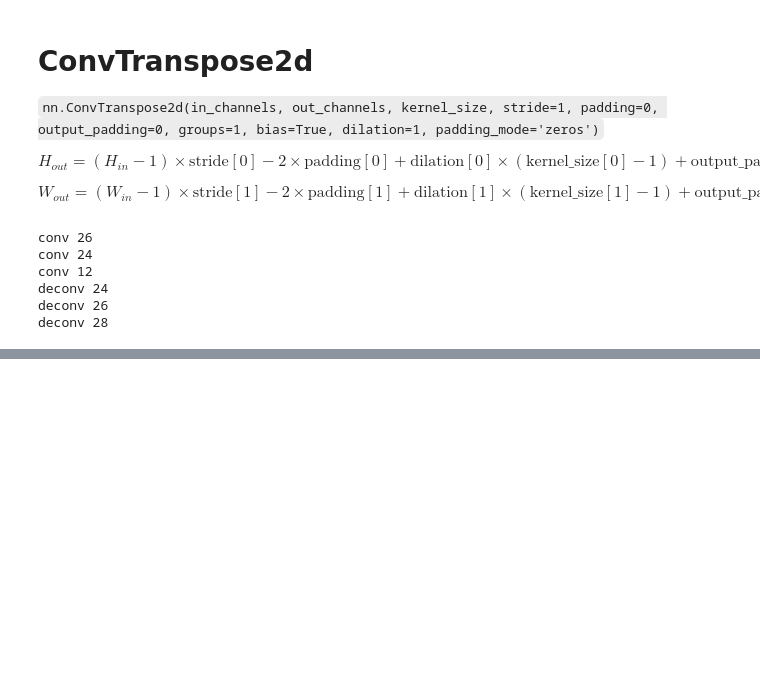
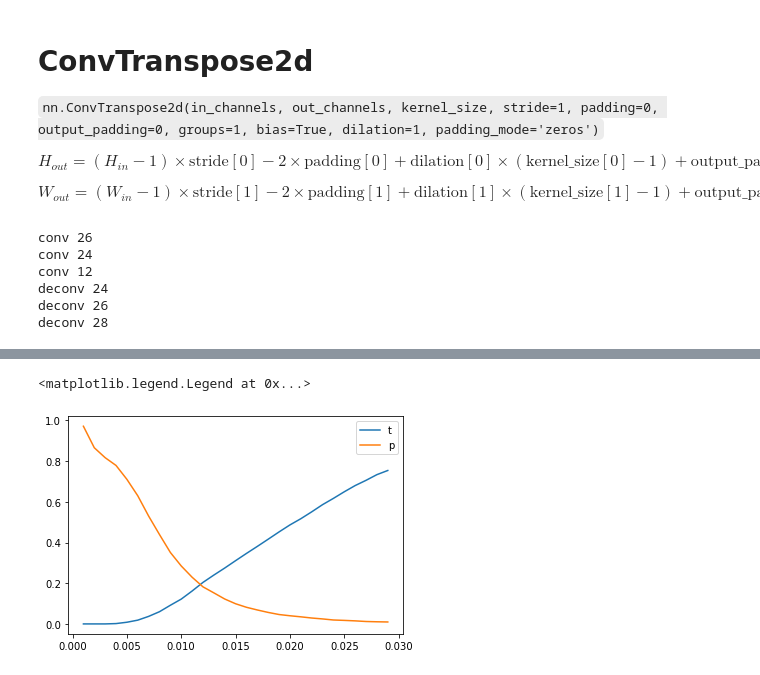
Before and after one commit to ltbd78/cae, a Jupyter notebook: cae_mnist.ipynb, the cells around one changed output, grey strips where cells are left out. Saved outputs shown, nothing was run; the diff lists cells and outputs as text; code cells hidden in the pictures; blank space fills up the shorter version.

```diff
--- a/cae_mnist.ipynb
+++ b/cae_mnist.ipynb
@@ -13,7 +13,8 @@ torch.cuda.empty_cache()
 train_data = datasets.MNIST(root='/Users/Linsu Han/Documents/datasets/mnist/train.pt', train=True, download=True, transform=transforms.ToTensor())
 val_data = datasets.MNIST(root='/Users/Linsu Han/Documents/datasets/mnist/val.pt', train=False, download=True, transform=transforms.ToTensor())
 # %%
-train_subset = get_subset(train_data, {5, 6, 7, 8, 9})
+in_distribution = {5, 6, 7, 8, 9}
+train_subset = get_subset(train_data, in_distribution)
 # %%
 print('train_data', len(train_data))
 print('train_subset', len(train_subset))
@@ -123,0 +127,10 @@ model.visualize(val_data, 8)
+# %%
+thresholds = np.arange(1e-3, 30e-3, 1e-3)
+tpr, tnr = get_acc(mse_dict, thresholds, in_distribution)
+# %%
+plt.plot(thresholds, tpr)
+plt.plot(thresholds, tnr)
+plt.legend(('tpr, tnr'))
+# %% [output]
+<matplotlib.legend.Legend at 0x...>
+[figure, added]
```
Also changed, not shown: parts of 6 cells of this notebook.
